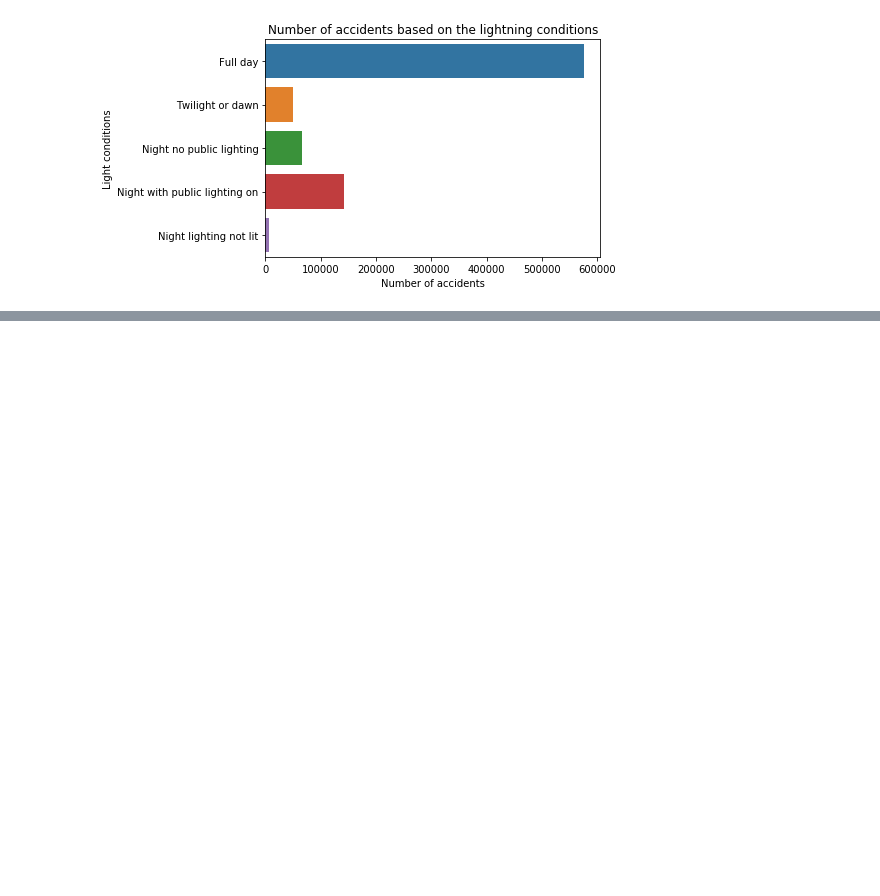
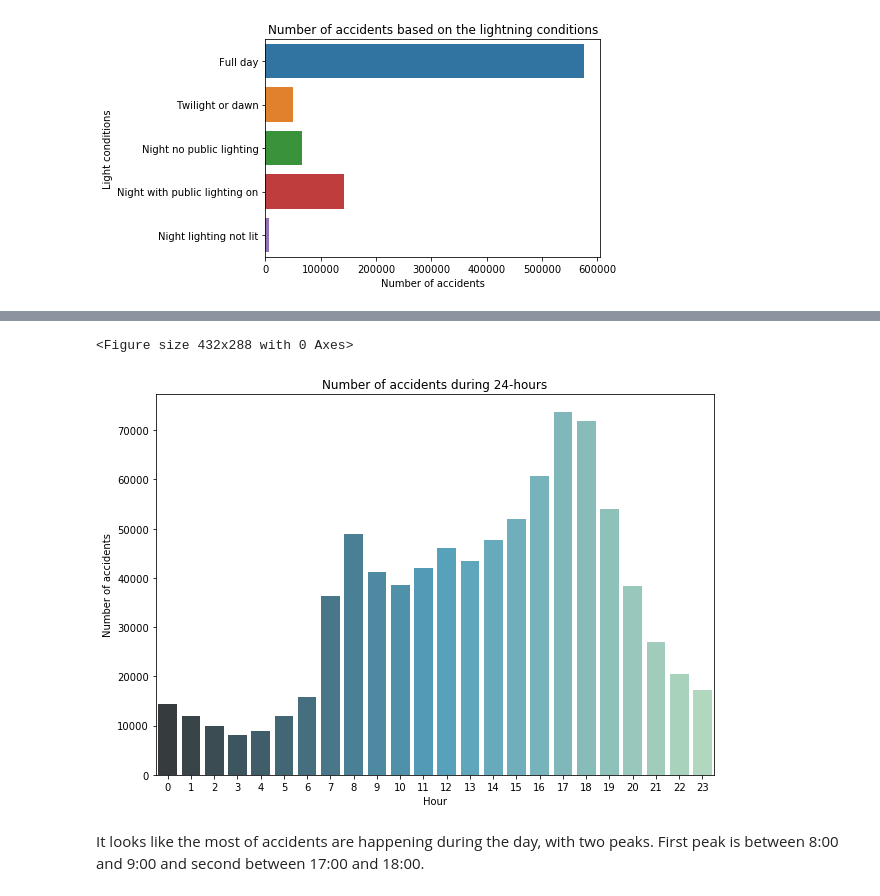
Before and after one commit to danpeczek/france-accidents, a Jupyter notebook: Accidents Time of Day.ipynb, the cells around one changed output, grey strips where cells are left out. Drawn from its saved outputs; the diff is of its cells as text; code cells hidden in the pictures; blank space fills up the shorter version.

Commit message:
Hours analysis

```diff
--- a/Accidents Time of Day.ipynb
+++ b/Accidents Time of Day.ipynb
@@ -49,0 +74,4 @@ plt.show()
+# %%
+dataset['hr'] = dataset['hrmn']/100
+dataset['hr'] = dataset['hr'].astype('int64')
+dataset.head()
@@ -49,0 +85,13 @@ plt.show()
+# %%
+plt.clf()
+plt.figure(figsize=(10,7))
+ax = sns.countplot(x='hr', data=dataset, palette="GnBu_d")
+ax.set_title('Number of accidents during 24-hours')
+ax.set_xlabel('Hour')
+ax.set_ylabel('Number of accidents')
+plt.show()
+# %% [output]
+<Figure size 432x288 with 0 Axes>
+[figure, added]
+# %% [markdown]
+It looks like the most of accidents are happening during the day, with two peaks. First peak is between 8:00 and 9:00 and second between 17:00 and 18:00.
```
Also changed, not shown: parts of 4 cells of this notebook.
